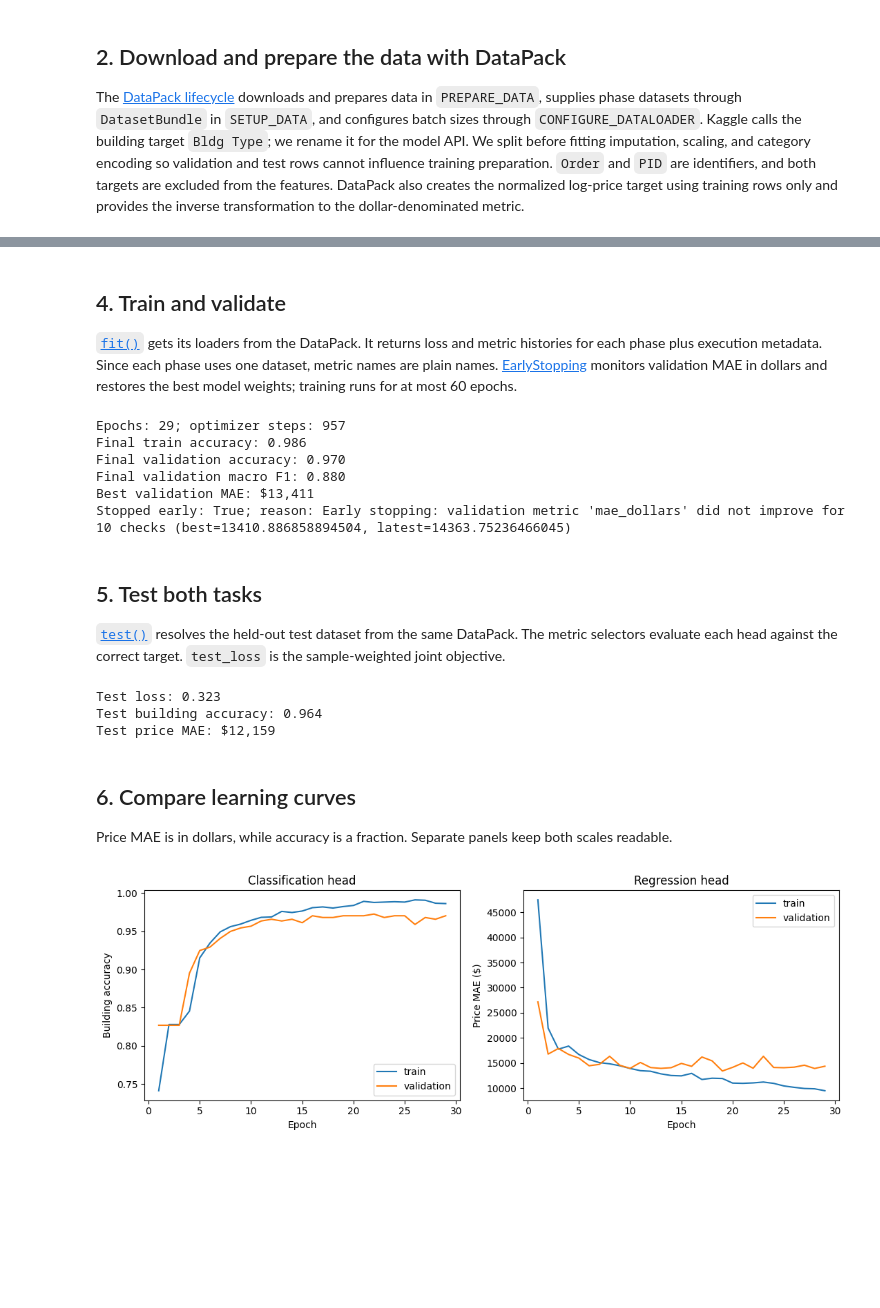
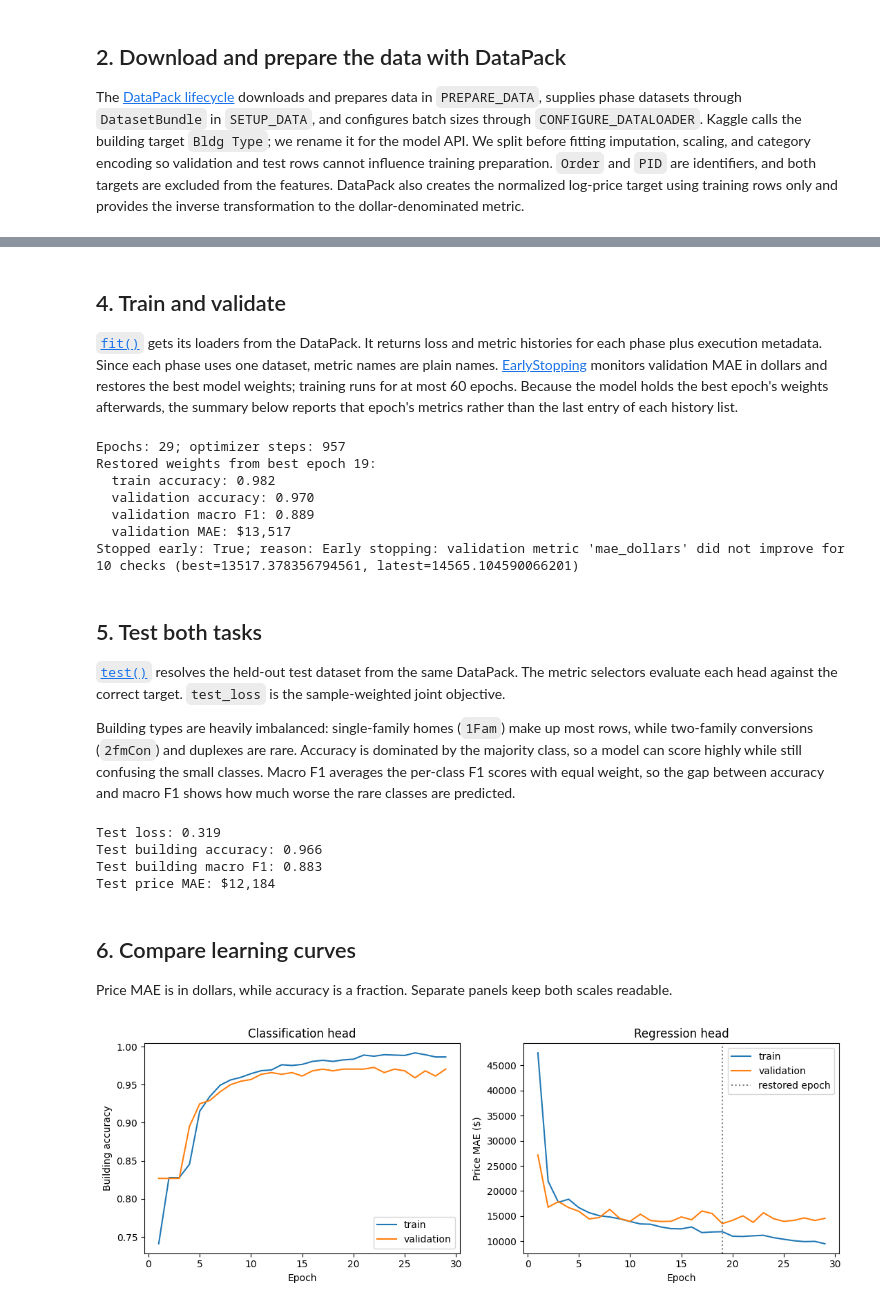
Before and after one commit to michalszc/torch-batteries, a Jupyter notebook: notebooks/ames_housing_multi_target.ipynb, the cells around one changed output, grey strips where cells are left out. Drawn from its saved outputs; the diff is of its cells as text; code cells hidden in the pictures; blank space fills up the shorter version.

Commit message:
docs(notebooks): report Ames best-epoch metrics and class imbalance

```diff
--- a/notebooks/ames_housing_multi_target.ipynb
+++ b/notebooks/ames_housing_multi_target.ipynb
@@ -194,51 +305,63 @@ battery = Battery(
 # %% [markdown]
 ## 4. Train and validate
 
-[`fit()`](https://michalszc.github.io/torch-batteries/reference/trainer/) gets its loaders from the DataPack. It returns loss and metric histories for each phase plus execution metadata. Since each phase uses one dataset, metric names are plain names. [EarlyStopping](https://michalszc.github.io/torch-batteries/reference/callbacks/) monitors validation MAE in dollars and restores the best model weights; training runs for at most 60 epochs.
+[`fit()`](https://michalszc.github.io/torch-batteries/reference/trainer/) gets its loaders from the DataPack. It returns loss and metric histories for each phase plus execution metadata. Since each phase uses one dataset, metric names are plain names. [EarlyStopping](https://michalszc.github.io/torch-batteries/reference/callbacks/) monitors validation MAE in dollars and restores the best model weights; training runs for at most 60 epochs. Because the model holds the best epoch's weights afterwards, the summary below reports that epoch's metrics rather than the last entry of each history list.
 # %%
 history = battery.fit(epochs=60, verbose=1)
-print(f"Epochs: {history['epochs_completed']}; optimizer steps: {history['optimizer_steps']}")
-print(f"Final train accuracy: {history['train_metrics']['accuracy'][-1]:.3f}")
-print(f"Final validation accuracy: {history['val_metrics']['accuracy'][-1]:.3f}")
-print(f"Final validation macro F1: {history['val_metrics']['macro_f1'][-1]:.3f}")
-print(f"Best validation MAE: ${early_stopping.best_score:,.0f}")
+print(
+    f"Epochs: {history['epochs_completed']}; "
+    f"optimizer steps: {history['optimizer_steps']}"
+)
+val_mae = history["val_metrics"]["mae_dollars"]
+best = min(range(len(val_mae)), key=val_mae.__getitem__)
+print(f"Restored weights from best epoch {best + 1}:")
+print(f"  train accuracy: {history['train_metrics']['accuracy'][best]:.3f}")
+print(f"  validation accuracy: {history['val_metrics']['accuracy'][best]:.3f}")
+print(f"  validation macro F1: {history['val_metrics']['macro_f1'][best]:.3f}")
+print(f"  validation MAE: ${val_mae[best]:,.0f}")
 print(f"Stopped early: {history['stopped_early']}; reason: {history['stop_reason']}")
 # %% [output]
 Epochs: 29; optimizer steps: 957
-Final train accuracy: 0.986
-Final validation accuracy: 0.970
-Final validation macro F1: 0.880
-Best validation MAE: $13,411
-Stopped early: True; reason: Early stopping: validation metric 'mae_dollars' did not improve for 10 checks (best=13410.886858894504, latest=14363.75236466045)
+Restored weights from best epoch 19:
+  train accuracy: 0.982
+  validation accuracy: 0.970
+  validation macro F1: 0.889
+  validation MAE: $13,517
+Stopped early: True; reason: Early stopping: validation metric 'mae_dollars' did not improve for 10 checks (best=13517.378356794561, latest=14565.104590066201)
 # %% [markdown]
 ## 5. Test both tasks
 
 [`test()`](https://michalszc.github.io/torch-batteries/reference/trainer/) resolves the held-out test dataset from the same DataPack. The metric selectors evaluate each head against the correct target. `test_loss` is the sample-weighted joint objective.
+
+Building types are heavily imbalanced: single-family homes (`1Fam`) make up most rows, while two-family conversions (`2fmCon`) and duplexes are rare. Accuracy is dominated by the majority class, so a model can score highly while still confusing the small classes. Macro F1 averages the per-class F1 scores with equal weight, so the gap between accuracy and macro F1 shows how much worse the rare classes are predicted.
 # %%
 result = battery.test(verbose=1)
 print(f"Test loss: {result['test_loss']:.3f}")
 print(f"Test building accuracy: {result['test_metrics']['accuracy']:.3f}")
+print(f"Test building macro F1: {result['test_metrics']['macro_f1']:.3f}")
 print(f"Test price MAE: ${result['test_metrics']['mae_dollars']:,.0f}")
 # %% [output]
-Test loss: 0.323
-Test building accuracy: 0.964
-Test price MAE: $12,159
+Test loss: 0.319
+Test building accuracy: 0.966
+Test building macro F1: 0.883
+Test price MAE: $12,184
 # %% [markdown]
 ## 6. Compare learning curves
 
 Price MAE is in dollars, while accuracy is a fraction. Separate panels keep both scales readable.
 # %%
-epochs = np.arange(1, history['epochs_completed'] + 1)
+epochs = np.arange(1, history["epochs_completed"] + 1)
 figure, axes = plt.subplots(1, 2, figsize=(11, 4))
-axes[0].plot(epochs, history['train_metrics']['accuracy'], label='train')
-axes[0].plot(epochs, history['val_metrics']['accuracy'], label='validation')
-axes[0].set(xlabel='Epoch', ylabel='Building accuracy', title='Classification head')
+axes[0].plot(epochs, history["train_metrics"]["accuracy"], label="train")
+axes[0].plot(epochs, history["val_metrics"]["accuracy"], label="validation")
+axes[0].set(xlabel="Epoch", ylabel="Building accuracy", title="Classification head")
 axes[0].legend()
-axes[1].plot(epochs, history['train_metrics']['mae_dollars'], label='train')
-axes[1].plot(epochs, history['val_metrics']['mae_dollars'], label='validation')
-axes[1].set(xlabel='Epoch', ylabel='Price MAE ($)', title='Regression head')
+axes[1].plot(epochs, history["train_metrics"]["mae_dollars"], label="train")
+axes[1].plot(epochs, history["val_metrics"]["mae_dollars"], label="validation")
+axes[1].set(xlabel="Epoch", ylabel="Price MAE ($)", title="Regression head")
+axes[1].axvline(best + 1, color="gray", linestyle=":", label="restored epoch")
 axes[1].legend()
 figure.tight_layout()
 plt.show()
 # %% [output]
-[figure, old version]
+[figure, new version]
```
Also changed, not shown: parts of 4 cells of this notebook.
